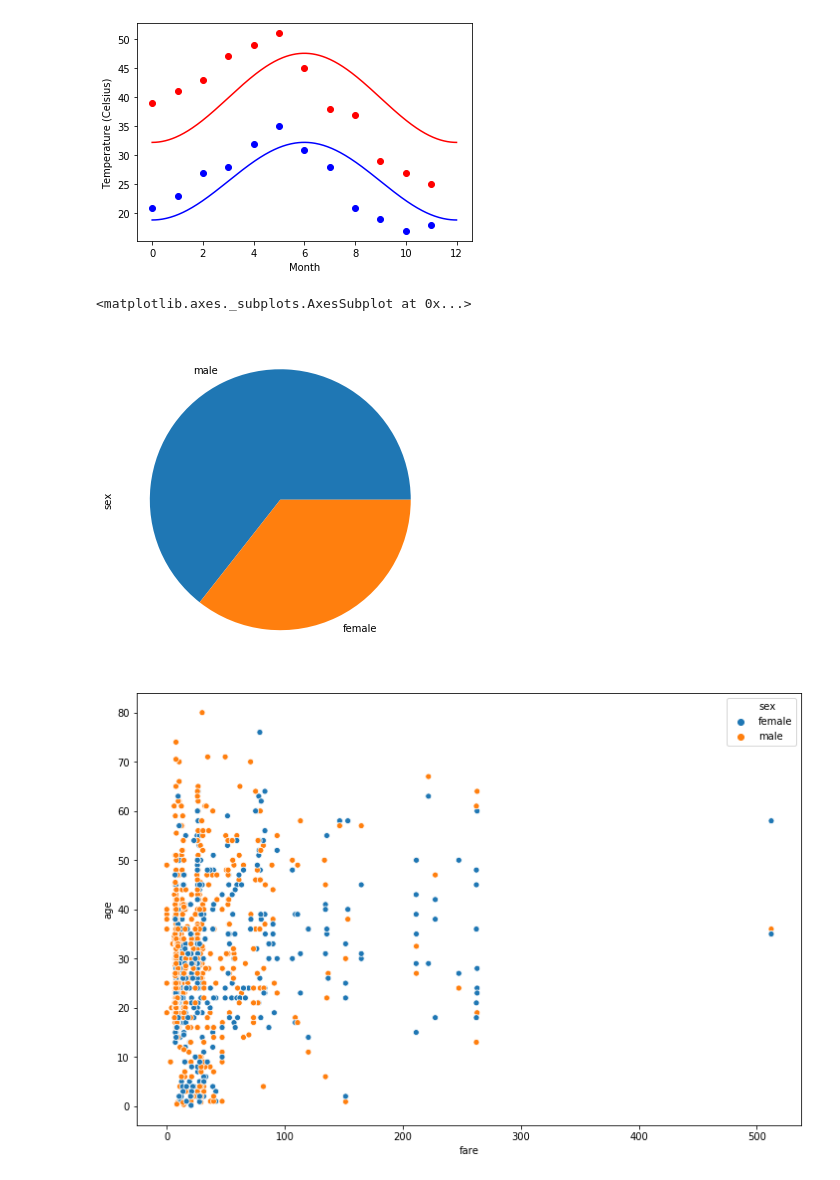
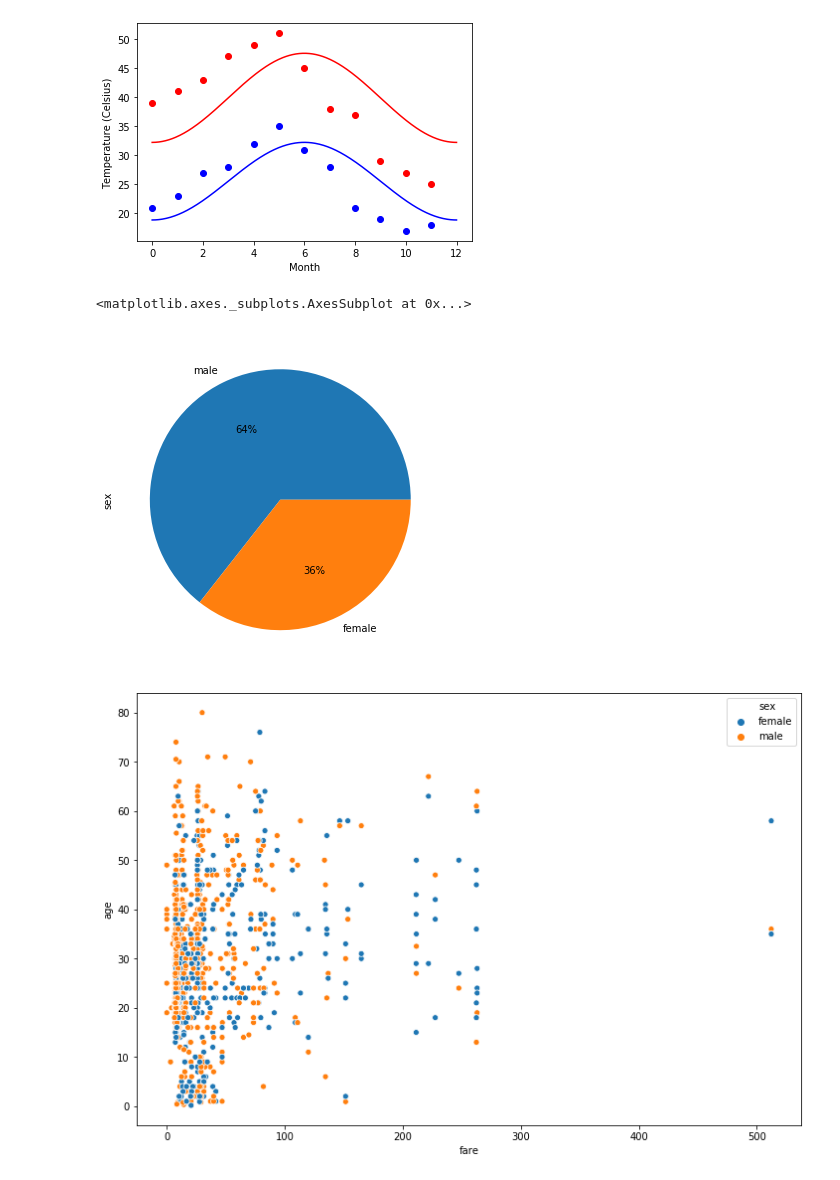
Before and after one commit to SP2203/MLD-Submissions, a Jupyter notebook: Visualization/Matplotlib Assignment.ipynb, the cells around one changed output. Drawn from its saved outputs; the diff is of its cells as text; code cells hidden in the pictures.

Commit message:
feat(Visualization) Showing percentage proportion

```diff
--- a/Visualization/Matplotlib Assignment.ipynb
+++ b/Visualization/Matplotlib Assignment.ipynb
@@ -55,28 +55,28 @@ plt.show()
 # %%
 # Matplotlib:
 
 # This assignment is for visualization using matplotlib:
 # data to use:
 
 # url=https://raw.githubusercontent.com/Geoyi/Cleaning-Titanic-Data/master/titanic_original.csv
 
 # titanic = pd.read_csv(url)
 
 # Charts to plot:
 # 1. Create a pie chart presenting the male/female proportion
 # 2. Create a scatterplot with the Fare paid and the Age, differ the plot color by gender
 
 df = pd.read_csv('https://raw.githubusercontent.com/Geoyi/Cleaning-Titanic-Data/master/titanic_original.csv')
 
 
 # 1. Create a pie chart presenting the male/female proportion
-df['sex'].value_counts().plot.pie(figsize=(6,6))
+df['sex'].value_counts().plot.pie(figsize=(6,6), autopct='%1.0f%%')
 
 
 # 2. Create a scatterplot with the Fare paid and the Age, differ the plot color by gender
 plt.figure(2,figsize=(12,8))
 sns.scatterplot(x='fare', y='age', data=df, hue='sex')
 # %% [output]
 <matplotlib.axes._subplots.AxesSubplot at 0x...>
-[figure, old version]
+[figure, new version]
 [figure]
```
